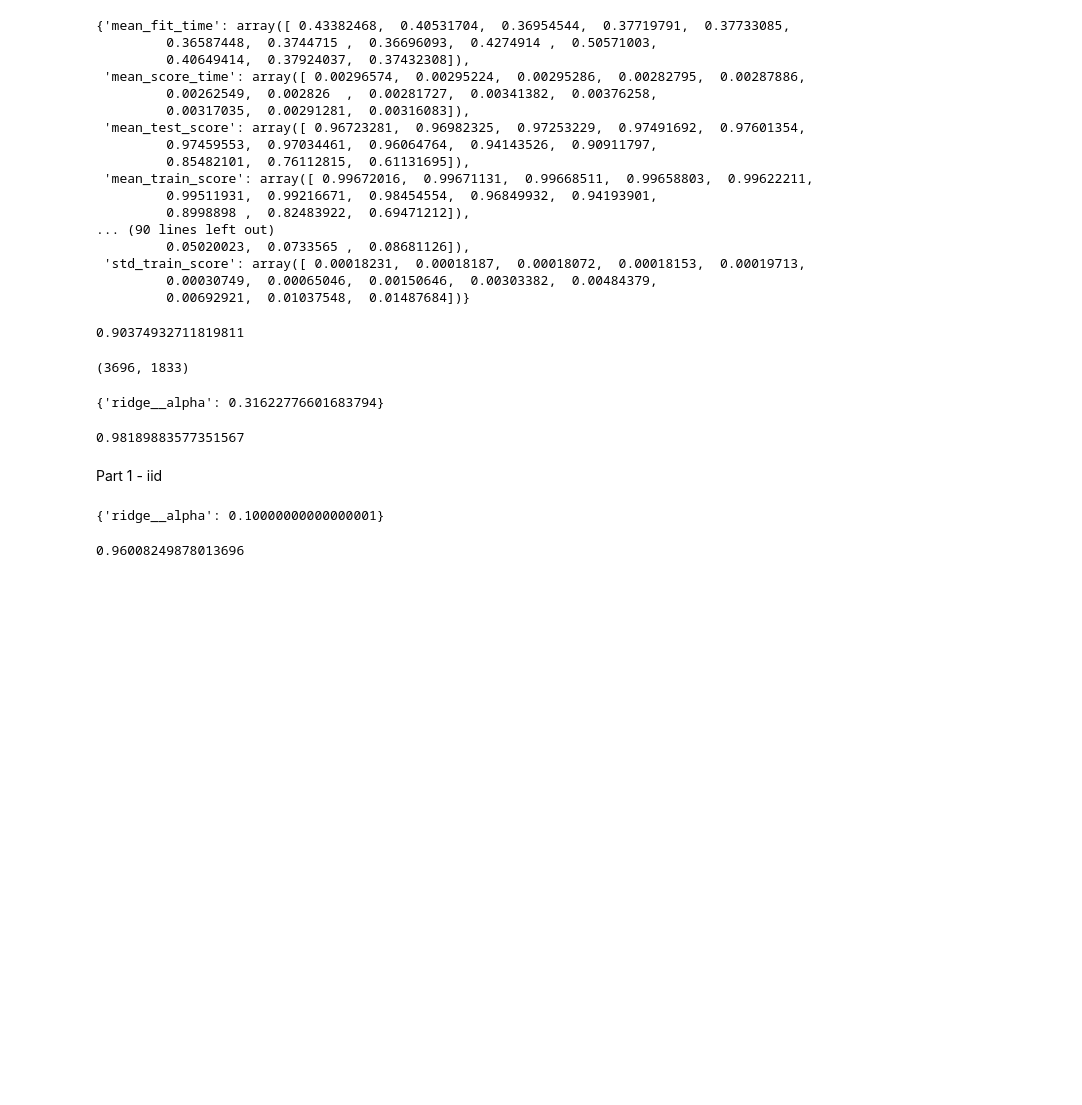
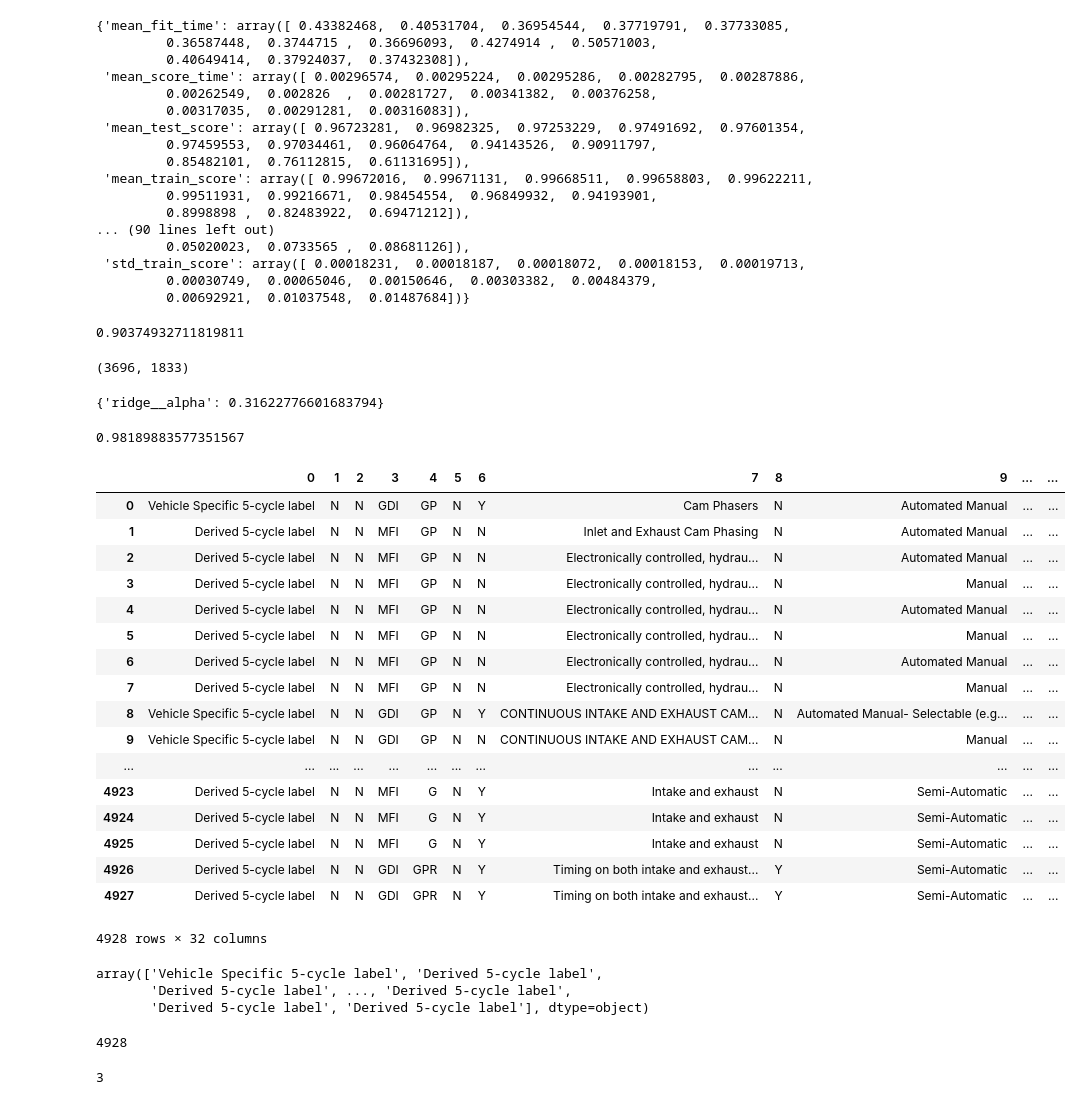
Before and after one commit to applied-ml-spring-18/homework-3-panda-express, a Jupyter notebook: hw3.ipynb, the cells around one changed output. Saved outputs shown, nothing was run; the diff lists cells and outputs as text; code cells hidden in the pictures; blank space fills up the shorter version.

```diff
--- a/hw3.ipynb
+++ b/hw3.ipynb
@@ -608,19 +627,38 @@ grid_mas_poly_iid.best_params_
 grid_mas_poly_iid.score(X_test_iid_poly, y_test_iid_poly)
 # %% [output]
 0.98189883577351567
-# %% [markdown]
-Part 1 - iid
-# %%
-# evaluate using maxabsscaler and ridge regression
-
-ridge_pipe_s_mas_iid = make_pipeline(MaxAbsScaler(), Ridge())
-param_grid_mas_iid = {'ridge__alpha': np.logspace(-3, 3, 7)}
-grid_mas_iid = GridSearchCV(ridge_pipe_s_mas_iid, param_grid_mas_iid, cv=10)
-grid_mas_iid.fit(X_train_iid, y_train_iid)
-grid_mas_iid.best_params_
-# %% [output]
-{'ridge__alpha': 0.10000000000000001}
-# %%
-grid_mas_iid.score(X_test_iid, y_test_iid)
-# %% [output]
-0.96008249878013696
+# %%
+df_7
+# %% [output]
+|  | 0 | 1 | 2 | 3 | 4 | 5 | 6 | 7 | 8 | 9 | ... | ... |
+| 0 | Vehicle Specific 5-cycle label | N | N | GDI | GP | N | Y | Cam Phasers | N | Automated Manual | ... | ... |
+| 1 | Derived 5-cycle label | N | N | MFI | GP | N | N | Inlet and Exhaust Cam Phasing | N | Automated Manual | ... | ... |
+| 2 | Derived 5-cycle label | N | N | MFI | GP | N | N | Electronically controlled, hydrau... | N | Automated Manual | ... | ... |
+| 3 | Derived 5-cycle label | N | N | MFI | GP | N | N | Electronically controlled, hydrau... | N | Manual | ... | ... |
+| 4 | Derived 5-cycle label | N | N | MFI | GP | N | N | Electronically controlled, hydrau... | N | Automated Manual | ... | ... |
+| 5 | Derived 5-cycle label | N | N | MFI | GP | N | N | Electronically controlled, hydrau... | N | Manual | ... | ... |
+| 6 | Derived 5-cycle label | N | N | MFI | GP | N | N | Electronically controlled, hydrau... | N | Automated Manual | ... | ... |
+| 7 | Derived 5-cycle label | N | N | MFI | GP | N | N | Electronically controlled, hydrau... | N | Manual | ... | ... |
+| 8 | Vehicle Specific 5-cycle label | N | N | GDI | GP | N | Y | CONTINUOUS INTAKE AND EXHAUST CAM... | N | Automated Manual- Selectable (e.g... | ... | ... |
+| 9 | Vehicle Specific 5-cycle label | N | N | GDI | GP | N | N | CONTINUOUS INTAKE AND EXHAUST CAM... | N | Manual | ... | ... |
+| ... | ... | ... | ... | ... | ... | ... | ... | ... | ... | ... | ... | ... |
+| 4923 | Derived 5-cycle label | N | N | MFI | G | N | Y | Intake and exhaust | N | Semi-Automatic | ... | ... |
+| 4924 | Derived 5-cycle label | N | N | MFI | G | N | Y | Intake and exhaust | N | Semi-Automatic | ... | ... |
+| 4925 | Derived 5-cycle label | N | N | MFI | G | N | Y | Intake and exhaust | N | Semi-Automatic | ... | ... |
+| 4926 | Derived 5-cycle label | N | N | GDI | GPR | N | Y | Timing on both intake and exhaust... | Y | Semi-Automatic | ... | ... |
+| 4927 | Derived 5-cycle label | N | N | GDI | GPR | N | Y | Timing on both intake and exhaust... | Y | Semi-Automatic | ... | ... |
+4928 rows × 32 columns
+# %%
+X_df_5[:,cat_features][:,0]
+# %% [output]
+array(['Vehicle Specific 5-cycle label', 'Derived 5-cycle label',
+       'Derived 5-cycle label', ..., 'Derived 5-cycle label',
+       'Derived 5-cycle label', 'Derived 5-cycle label'], dtype=object)
+# %%
+len(X_df_5[:,cat_features][:,0])
+# %% [output]
+4928
+# %%
+len(set(X_df_5[:,cat_features][:,0]))
+# %% [output]
+3
```
Also changed, not shown: parts of 41 cells of this notebook.
